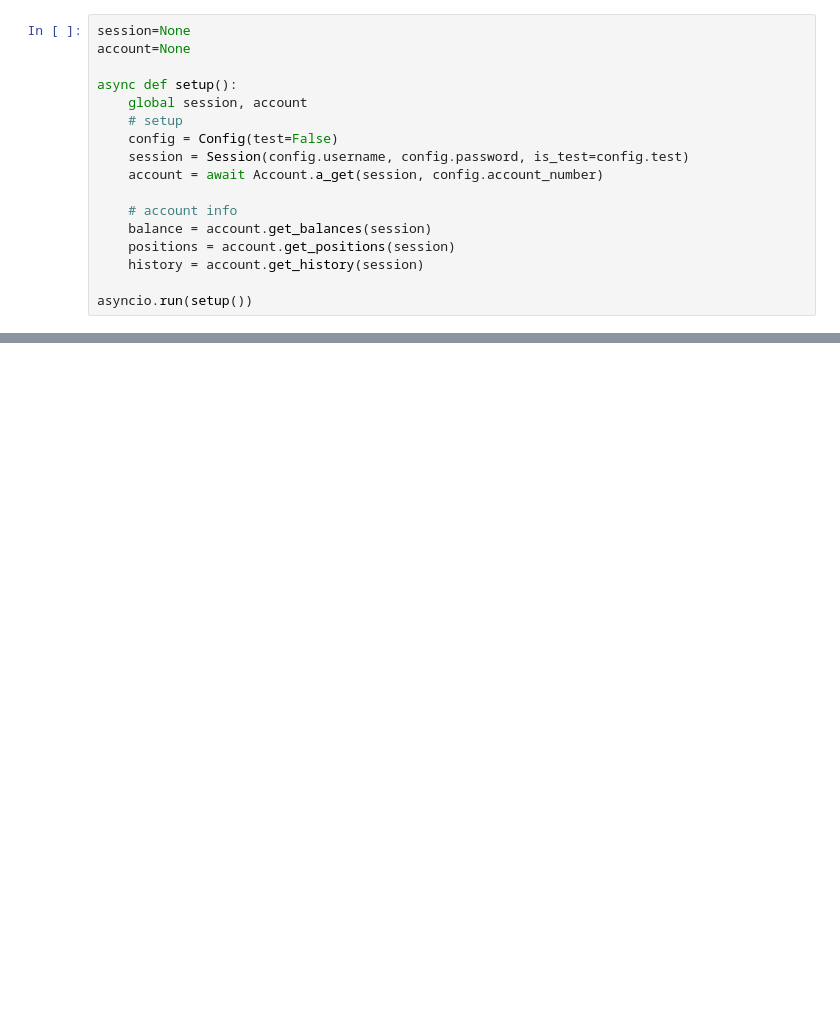
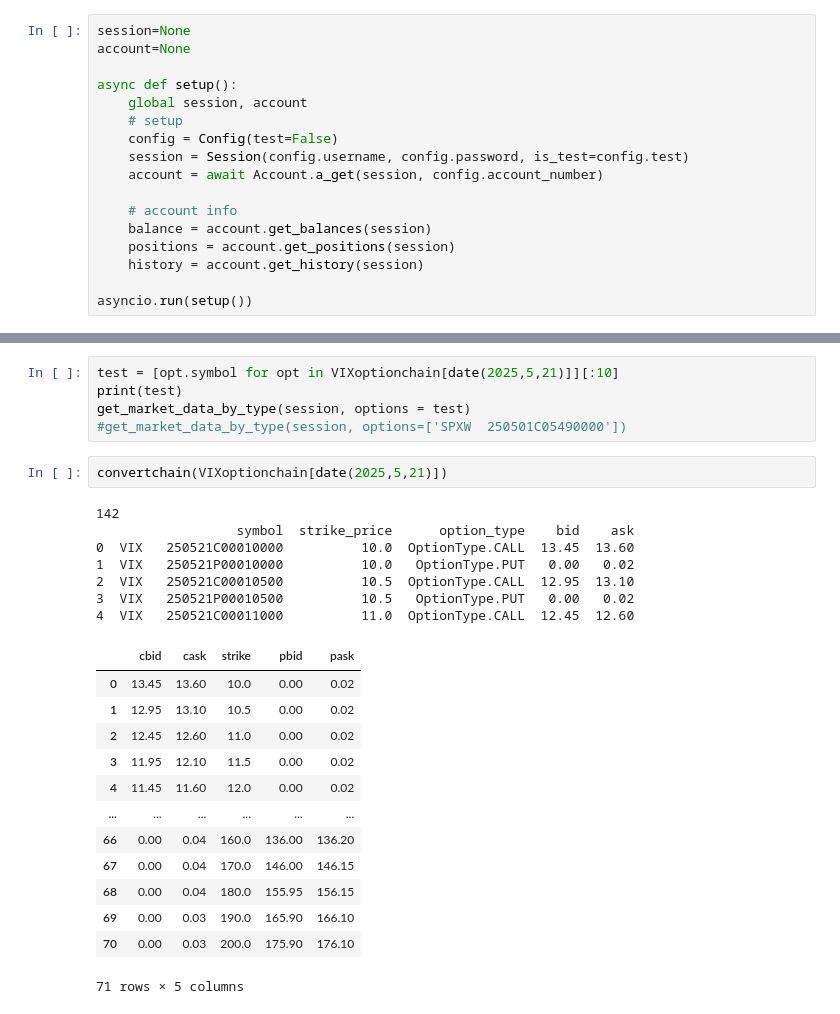
Before and after one commit to warrenjch/tastytrade-bot, a Jupyter notebook: efg.ipynb, the cells around one changed output, grey strips where cells are left out. Cells and saved outputs as stored; diff of their text form; blank space fills up the shorter version.

```diff
--- a/efg.ipynb
+++ b/efg.ipynb
@@ -78 +409,29 @@ datetime.date(2025, 4, 28)
+# %%
+test = [opt.symbol for opt in VIXoptionchain[date(2025,5,21)]][:10]
+print(test)
+get_market_data_by_type(session, options = test)
+#get_market_data_by_type(session, options=['SPXW  250501C05490000'])
+# %%
+convertchain(VIXoptionchain[date(2025,5,21)])
+# %% [output]
+142
+                  symbol  strike_price      option_type    bid    ask
+0  VIX   250521C00010000          10.0  OptionType.CALL  13.45  13.60
+1  VIX   250521P00010000          10.0   OptionType.PUT   0.00   0.02
+2  VIX   250521C00010500          10.5  OptionType.CALL  12.95  13.10
+3  VIX   250521P00010500          10.5   OptionType.PUT   0.00   0.02
+4  VIX   250521C00011000          11.0  OptionType.CALL  12.45  12.60
+|  | cbid | cask | strike | pbid | pask |
+| 0 | 13.45 | 13.60 | 10.0 | 0.00 | 0.02 |
+| 1 | 12.95 | 13.10 | 10.5 | 0.00 | 0.02 |
+| 2 | 12.45 | 12.60 | 11.0 | 0.00 | 0.02 |
+| 3 | 11.95 | 12.10 | 11.5 | 0.00 | 0.02 |
+| 4 | 11.45 | 11.60 | 12.0 | 0.00 | 0.02 |
+| ... | ... | ... | ... | ... | ... |
+| 66 | 0.00 | 0.04 | 160.0 | 136.00 | 136.20 |
+| 67 | 0.00 | 0.04 | 170.0 | 146.00 | 146.15 |
+| 68 | 0.00 | 0.04 | 180.0 | 155.95 | 156.15 |
+| 69 | 0.00 | 0.03 | 190.0 | 165.90 | 166.10 |
+| 70 | 0.00 | 0.03 | 200.0 | 175.90 | 176.10 |
+71 rows × 5 columns
 # %%
```
Also changed, not shown: parts of 19 cells of this notebook, 1 other file.
